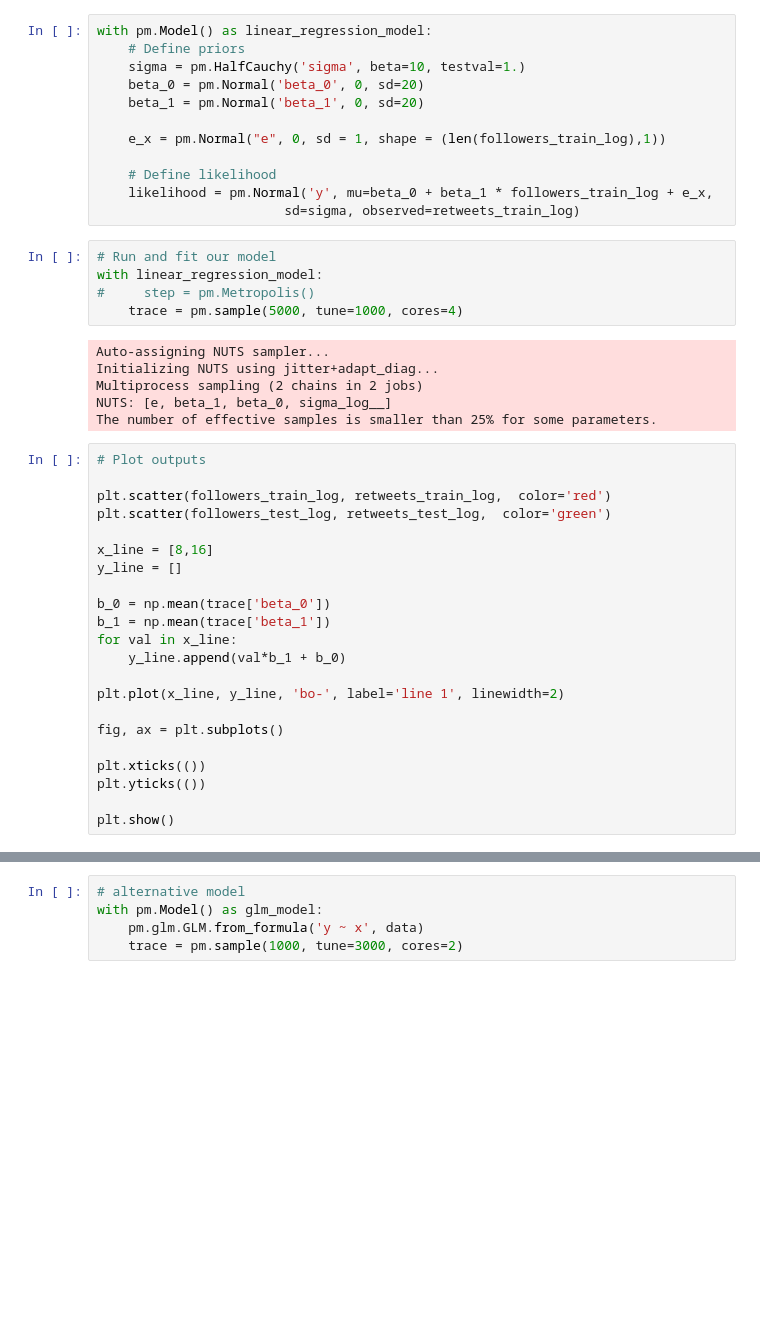
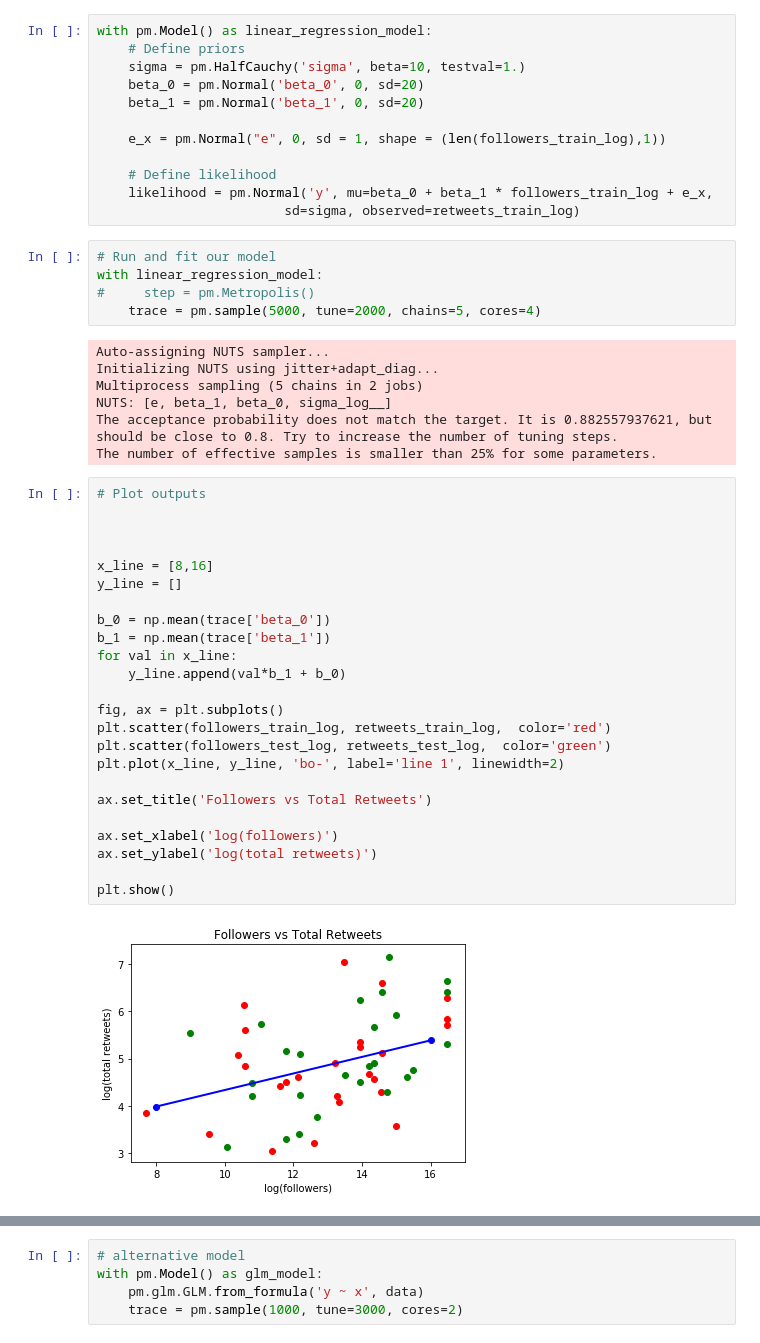
Before and after one commit to qandrew/6.882-fp, a Jupyter notebook: andrew/Strawman Model.ipynb, the cells around one changed output, grey strips where cells are left out. Drawn from its saved outputs; the diff is of its cells as text; blank space fills up the shorter version.

```diff
--- a/andrew/Strawman Model.ipynb
+++ b/andrew/Strawman Model.ipynb
@@ -201,32 +202,37 @@ with pm.Model() as linear_regression_model:
 # Run and fit our model
 with linear_regression_model:
 #     step = pm.Metropolis()
-    trace = pm.sample(5000, tune=1000, cores=4)
+    trace = pm.sample(5000, tune=2000, chains=5, cores=4)
 # %% [output]
 Auto-assigning NUTS sampler...
 Initializing NUTS using jitter+adapt_diag...
-Multiprocess sampling (2 chains in 2 jobs)
+Multiprocess sampling (5 chains in 2 jobs)
 NUTS: [e, beta_1, beta_0, sigma_log__]
+The acceptance probability does not match the target. It is 0.882557937621, but should be close to 0.8. Try to increase the number of tuning steps.
 The number of effective samples is smaller than 25% for some parameters.
 # %%
 # Plot outputs
 
-plt.scatter(followers_train_log, retweets_train_log,  color='red')
-plt.scatter(followers_test_log, retweets_test_log,  color='green')
+
 
 x_line = [8,16]
 y_line = []
 
 b_0 = np.mean(trace['beta_0'])
 b_1 = np.mean(trace['beta_1'])
 for val in x_line:
     y_line.append(val*b_1 + b_0)
 
+fig, ax = plt.subplots()
+plt.scatter(followers_train_log, retweets_train_log,  color='red')
+plt.scatter(followers_test_log, retweets_test_log,  color='green')
 plt.plot(x_line, y_line, 'bo-', label='line 1', linewidth=2)
 
-fig, ax = plt.subplots()
+ax.set_title('Followers vs Total Retweets')
 
-plt.xticks(())
-plt.yticks(())
+ax.set_xlabel('log(followers)')
+ax.set_ylabel('log(total retweets)')
 
 plt.show()
+# %% [output]
+[figure, added]
```
Also changed, not shown: parts of 6 cells of this notebook, 5 other files.
